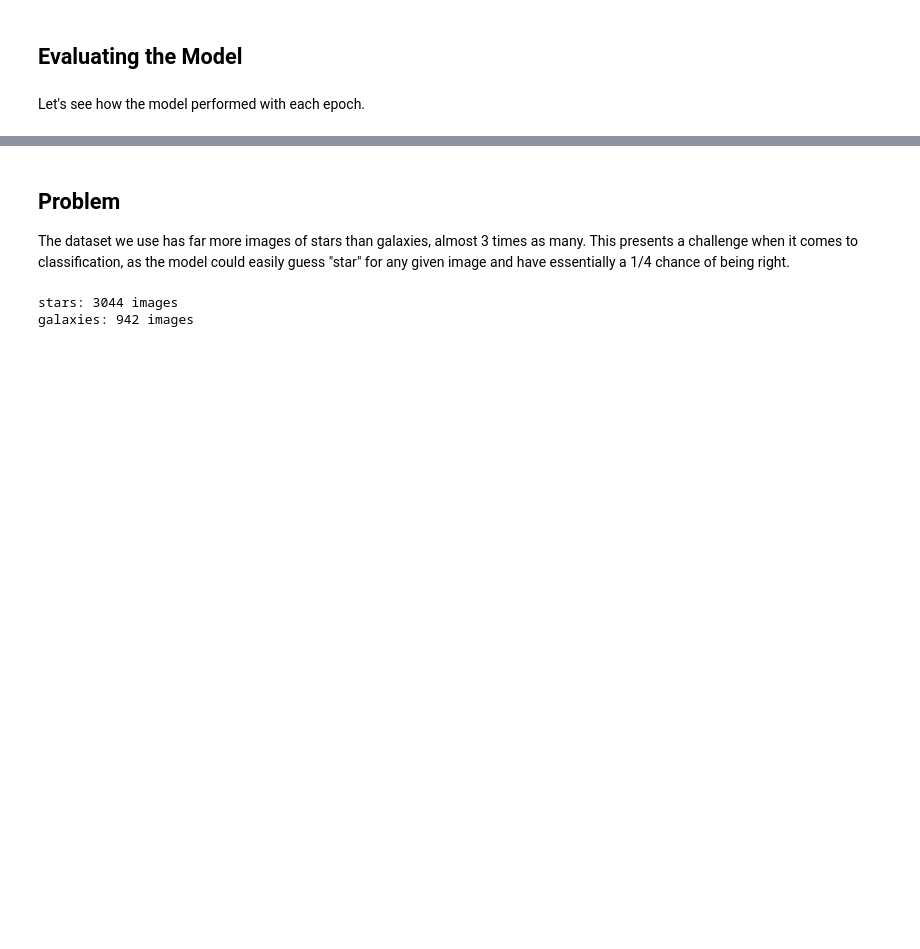
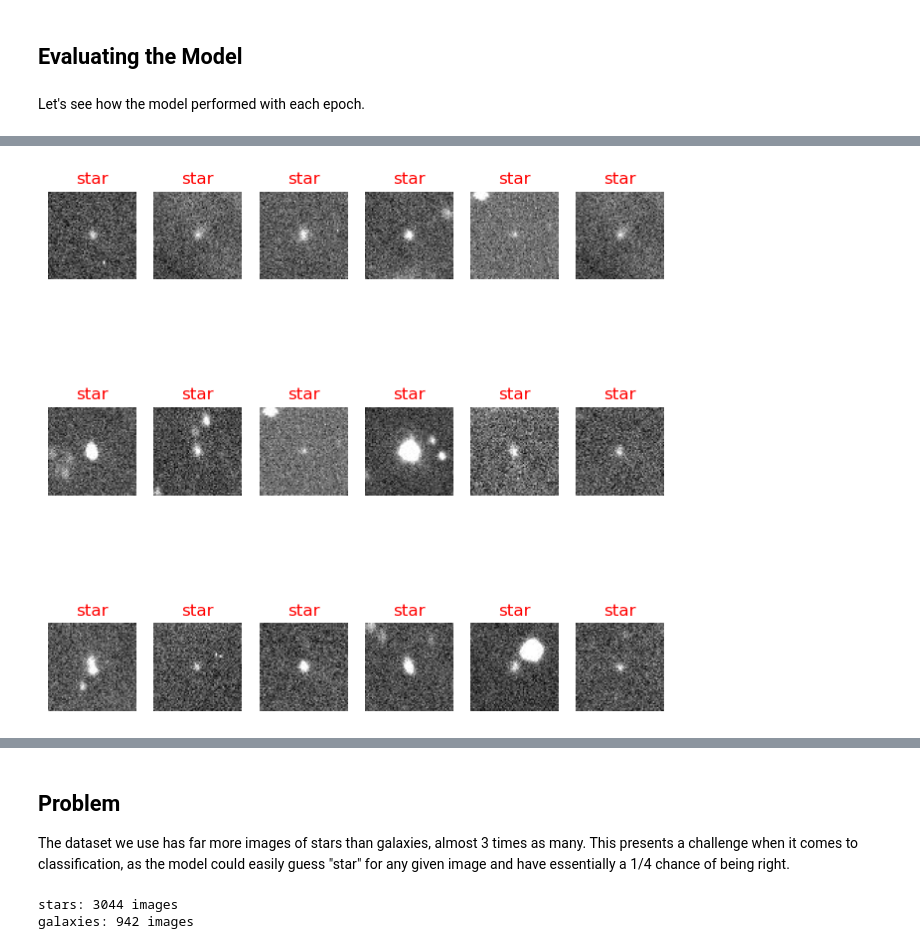
Before and after one commit to pavalos6401/ml-term-project, a Jupyter notebook: cnn.ipynb, the cells around one changed output, grey strips where cells are left out. Drawn from its saved outputs; the diff is of its cells as text; code cells hidden in the pictures; blank space fills up the shorter version.

```diff
--- a/cnn.ipynb
+++ b/cnn.ipynb
@@ -215,0 +225,13 @@ plot_history(history=history)
+# %%
+y_preds = np.argmax(model.predict(dataset.image, verbose=0), axis=1)
+mispreds = dataset.image[y_preds != dataset.target]
+
+indices = np.random.choice(len(mispreds), size=18)
+plot_images(
+    images=mispreds[indices],
+    labels=dataset.target_names[dataset.target[indices]],
+    ncols=6,
+    color="red",
+)
+# %% [output]
+[figure, added]
```
Also changed, not shown: parts of 22 cells of this notebook, 1 other file.
